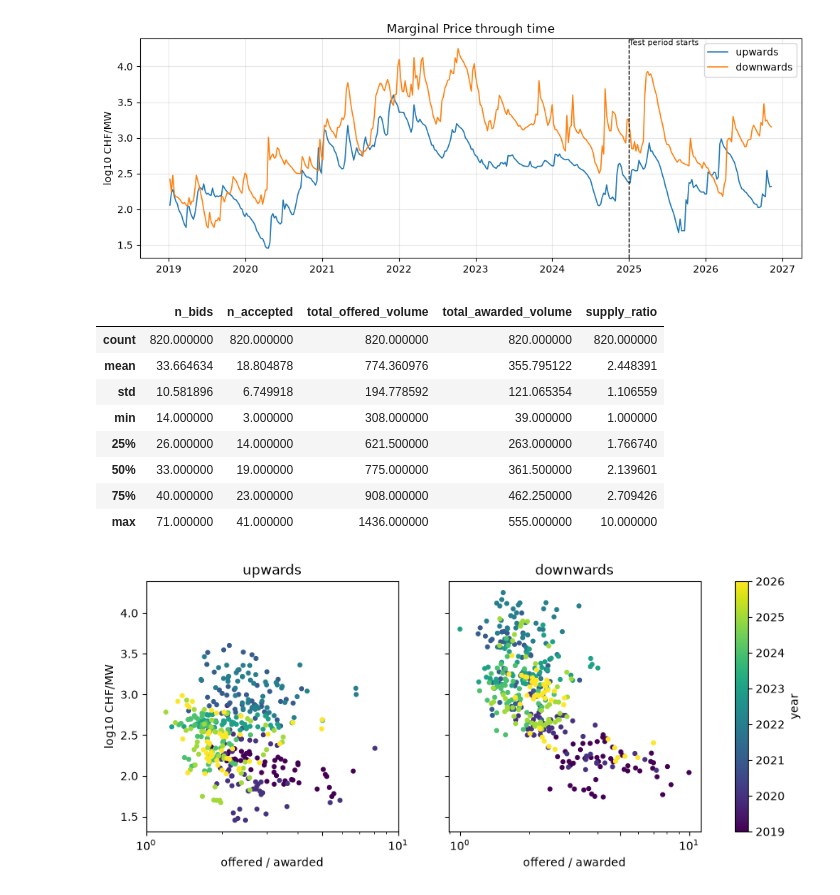
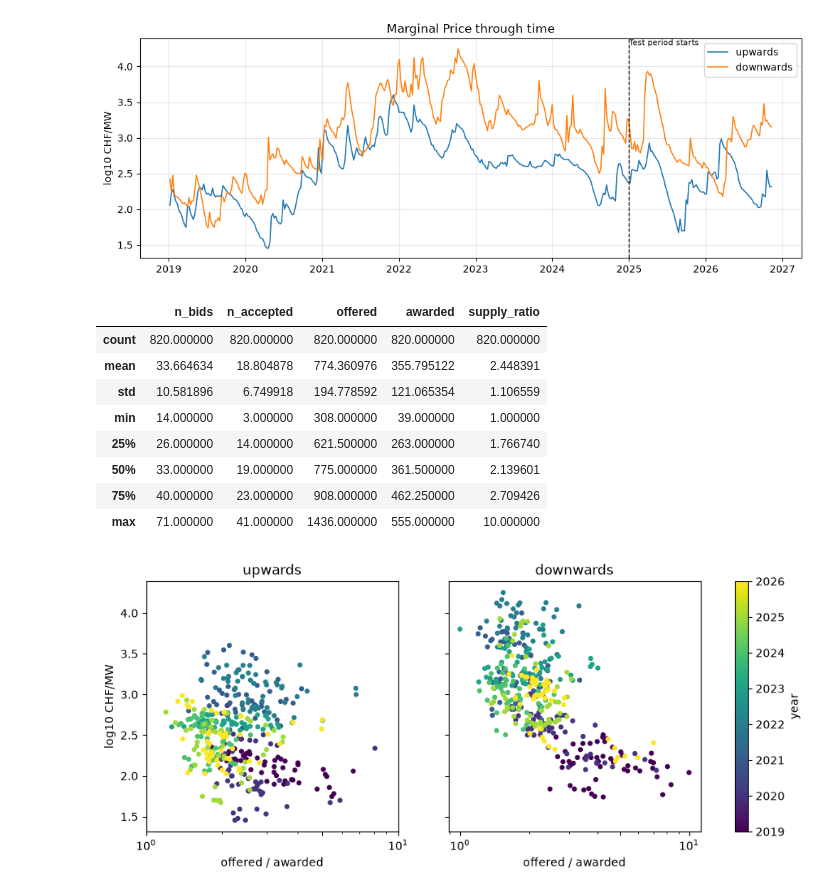
Before and after one commit to carolinaaraujo23/Swissgrid-reserve-price-forecast, a Jupyter notebook: notebooks/data_eploration.ipynb, the cells around one changed output. Cells and saved outputs as stored; diff of their text form; code cells hidden in the pictures.

Commit message:
refactor: align EDA with auction table

```diff
--- a/notebooks/data_eploration.ipynb
+++ b/notebooks/data_eploration.ipynb
@@ -8,17 +8,21 @@ from src.data.load import load_offers, build_auctions
 # %%
-PATH = "../data/raw/offers"
 PRODUCT = "mFRR"
 FREQUENCY = "weekly"
-offers = load_offers(PATH, PRODUCT, FREQUENCY)
-offers.groupby("direction")["auction_id"].nunique()
+auctions = build_auctions(product=PRODUCT)          # team table: src/data/data.py
+auctions = auctions[auctions["freq"] == FREQUENCY]
+# TRL_19_KW42_KORR_up is a second (correction) auction for the same week, direction
+# and gate closure as TRL_19_KW42_up. Kept in the team table (counts match the
+# statement); dropped here so that each week has one auction per direction.
+# Open team question, see questions.txt.
+auctions = auctions[~auctions["auction_id"].str.contains("KORR")].reset_index(drop=True)
+auctions.groupby("direction")["auction_id"].nunique()
 # %% [output]
 direction
 downwards    410
 upwards      410
 Name: auction_id, dtype: int64
 # %%
-auctions = build_auctions(offers)
-auctions.groupby("direction")["marginal_price"].describe()
+auctions.groupby("direction")["marginal"].describe()
 # %% [output]
 |  | count | mean | std | min | 25% | 50% | 75% | max |
 | direction |  |  |  |  |  |  |  |  |
@@ -47,9 +51,9 @@ fig.savefig("../figures/fig1_price_time.png", dpi=150, bbox_inches="tight")
 [figure]
 # %%
 
-auctions[["n_bids", "n_accepted", "total_offered_volume", "total_awarded_volume", "supply_ratio"]].describe()
+auctions[["n_bids", "n_accepted", "offered", "awarded", "supply_ratio"]].describe()
 # %% [output]
-|  | n_bids | n_accepted | total_offered_volume | total_awarded_volume | supply_ratio |
+|  | n_bids | n_accepted | offered | awarded | supply_ratio |
 | count | 820.000000 | 820.000000 | 820.000000 | 820.000000 | 820.000000 |
 | mean | 33.664634 | 18.804878 | 774.360976 | 355.795122 | 2.448391 |
 | std | 10.581896 | 6.749918 | 194.778592 | 121.065354 | 1.106559 |
```
Also changed, not shown: parts of 8 cells of this notebook, 1 other file.
